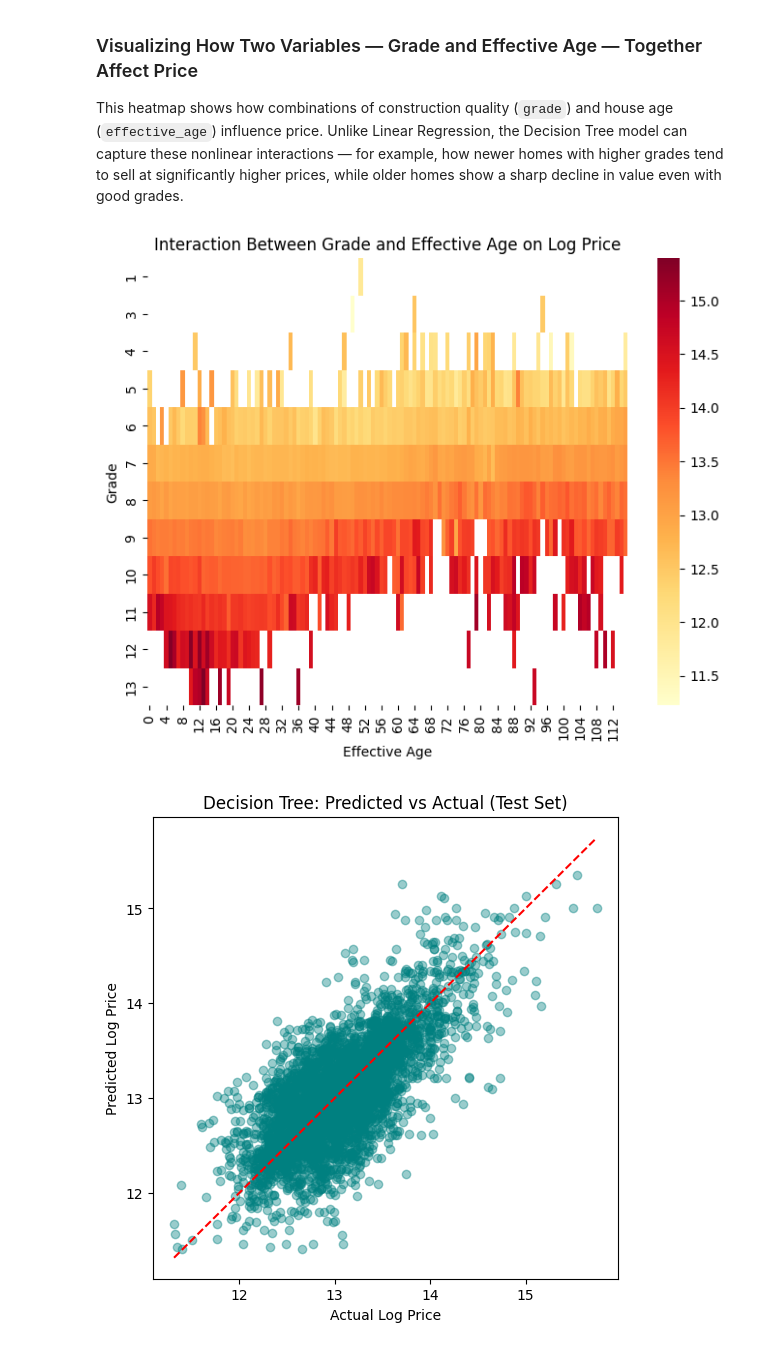
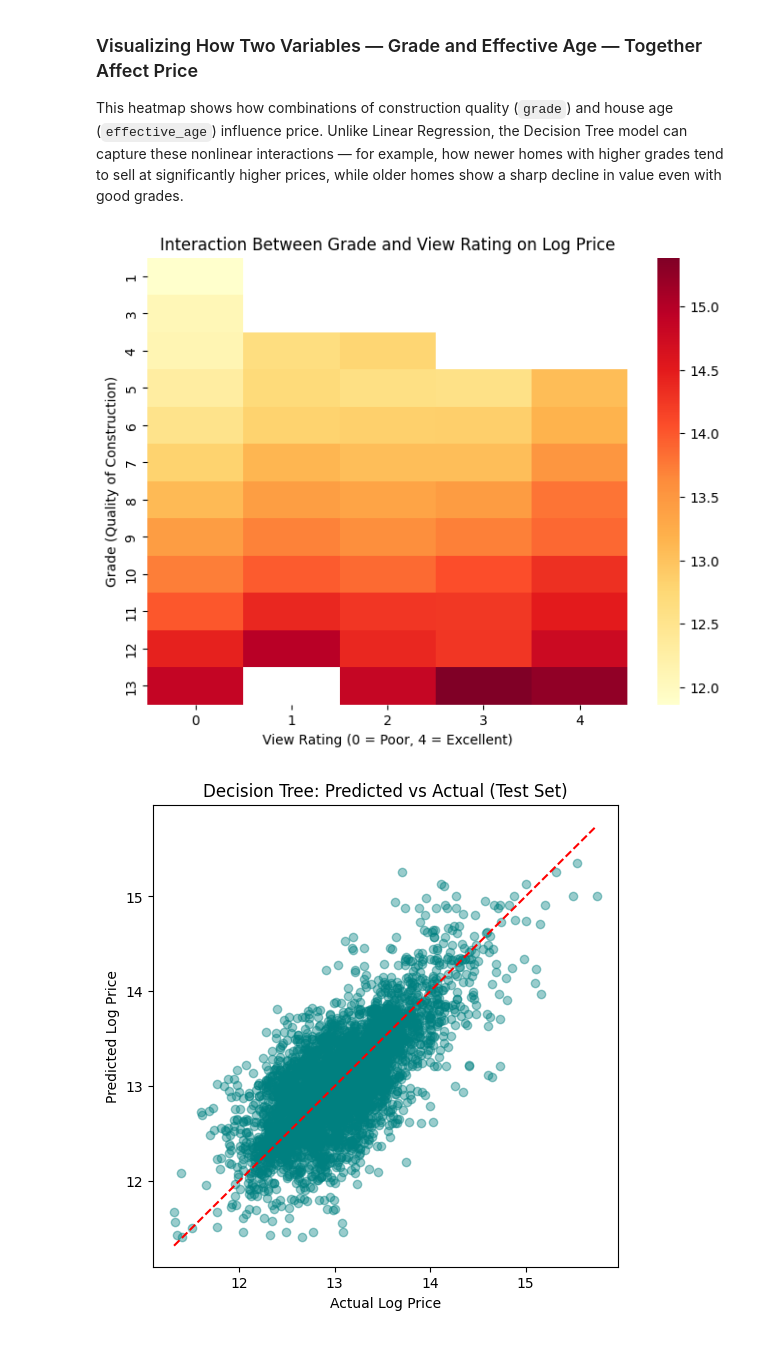
Before and after one commit to natalyyau/predicting-housing-prices, a Jupyter notebook: notebooks/housing_modeling.ipynb, the cells around one changed output. Saved outputs shown, nothing was run; the diff lists cells and outputs as text; code cells hidden in the pictures.

Commit message:
new decision tree heatmap update

```diff
--- a/notebooks/housing_modeling.ipynb
+++ b/notebooks/housing_modeling.ipynb
@@ -229,18 +229,20 @@ This heatmap shows how combinations of construction quality (`grade`) and house
 Unlike Linear Regression, the Decision Tree model can capture these nonlinear interactions — for example,
 how newer homes with higher grades tend to sell at significantly higher prices, while older homes show a sharp decline in value even with good grades.
 # %%
-df.loc[df['effective_age'] < 0, 'effective_age'] = 0
+# Assuming df contains 'price_log', 'grade', and 'view'
+# Clean up any invalid view values if needed
+df.loc[df['view'] < 0, 'view'] = 0
 
 # Recreate the heatmap
 plt.figure(figsize=(8,6))
-pivot = df.pivot_table(values='price_log', index='grade', columns='effective_age', aggfunc='mean')
+pivot = df.pivot_table(values='price_log', index='grade', columns='view', aggfunc='mean')
 sns.heatmap(pivot, cmap="YlOrRd")
-plt.title("Interaction Between Grade and Effective Age on Log Price")
-plt.xlabel("Effective Age")
-plt.ylabel("Grade")
+plt.title("Interaction Between Grade and View Rating on Log Price")
+plt.xlabel("View Rating (0 = Poor, 4 = Excellent)")
+plt.ylabel("Grade (Quality of Construction)")
 plt.show()
 # %% [output]
-[figure, old version]
+[figure, new version]
 # %%
 y_pred_tree = dt_model.predict(X_test)
 
```
Also changed, not shown: parts of 1 cell of this notebook.
